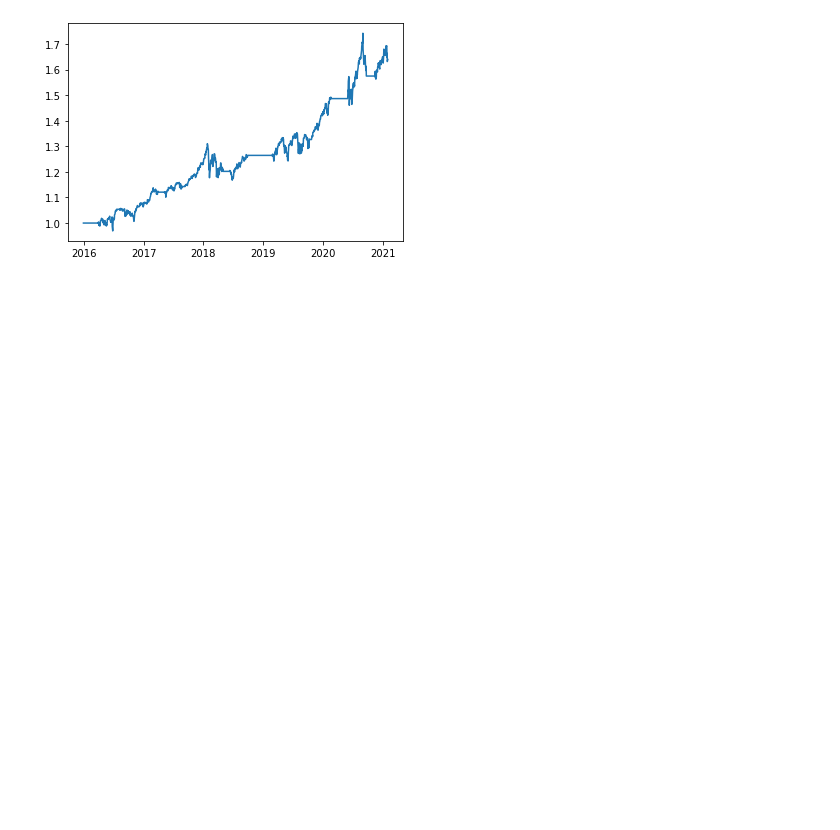
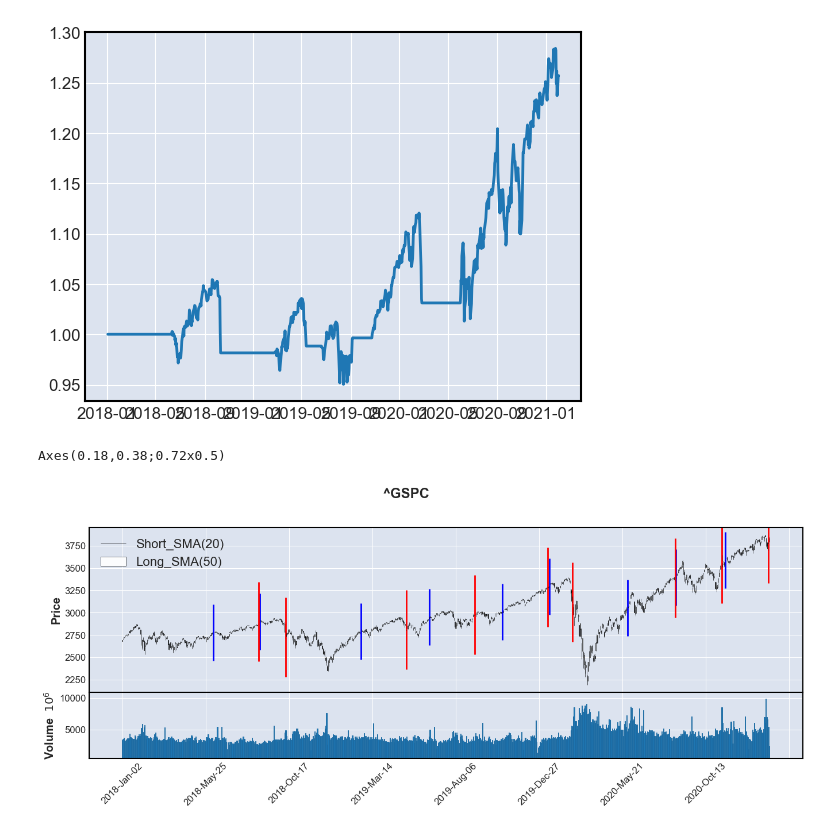
Before and after one commit to yamayamaKo/stock_trade, a Jupyter notebook: Donchan/trade_donchan_buy.ipynb, the cells around one changed output. Cells and saved outputs as stored; diff of their text form; code cells hidden in the pictures; blank space fills up the shorter version.

```diff
--- a/Donchan/trade_donchan_buy.ipynb
+++ b/Donchan/trade_donchan_buy.ipynb
@@ -6,7 +6,8 @@ import datetime as dt
 import matplotlib.pyplot as plt
 import mplfinance as mpf
 
-start = '2016-01-01'
+start = '2018-01-01'
+end = '2021-02-02'
 end = dt.datetime.now()
 stock_code = '^GSPC'
 df = yf.download(stock_code, start, end, interval='1d')
@@ -36,6 +37,10 @@ percentChange = []
 assets = [1]
 buy_asset = 1
 
+#　買った日、売った日
+buy_days = []
+sell_days = []
+
 # chek the highest price in the past {term} times
 df['Highest'+str(shortTerm)] = df.iloc[:, 4].rolling(window=shortTerm).max()
 # chek the highest price in the past {term} times
@@ -46,9 +51,6 @@ df['Highest'+str(longTerm)] = df.iloc[:, 4].rolling(window=longTerm).max()
 # chek the highest price in the past {term} times
 df['Lowest'+str(longTerm)] = df.iloc[:, 4].rolling(window=longTerm).min()
 
-# df.iloc[:,1]
-# df['Highest'+str(longTerm)][:65]
-# df['Lowest'+str(longTerm)][:65]
 
 """
 メインループ
@@ -67,6 +69,7 @@ for i in range(1,len(df)):
     # high_price = df['High'][i]
     # low_price = df['Low'][i]
     close = df['Adj Close'][i]
+    sell_day = pd.to_datetime(df.index[i])
 
     if buy_position == False:
         assets.append(assets[i-1])
@@ -82,23 +85,27 @@ for i in range(1,len(df)):
             buy_price = close
             buy_stopLine = close * stopLoss
             buy_asset = assets[i]
-            print('Date:'+str(i),'Buy at the price {}'.format(buy_price))
+            buy_day = pd.to_datetime(df.index[i])
+            buy_days.append(df.index[i])
+            print('buy:'+str(df.index[i]),close)
 
     # 損切り
-    if buy_position == True and close < buy_price*stopLoss:
+    if buy_position == True and close < buy_stopLine:
         buy_position = False
         percent = (close/buy_price - 1) * 100
         percentChange.append(percent)
-        buy_dates = 0
-        print('Date:'+str(i),'Stop Loss Buy at the price {}'.format(close))
+        sell_days.append(df.index[i])
+        print('損切り:'+str(df.index[i]),close)
 
     # 利確
-    if buy_dates == 80:
+    if  buy_position == True and (sell_day - buy_day).days > 79:
         buy_position = False
         percent = (close/buy_price - 1) * 100
         percentChange.append(percent)
-        buy_dates = 0
-        print('Date:'+str(i),'Secure Profit Buy at the price {}'.format(close))
+        sell_days.append(df.index[i])
+#         buy_dates = 0
+        print('利確:'+str(df.index[i]),close)
+#         print('Date:'+str(i),'Secure Profit Buy at the price {}'.format(close))
 
     # 損切りラインの更新
     # if buy_position =
@@ -109,12 +116,14 @@ for i in range(1,len(df)):
             buy_position = False
             percent = (close / buy_price - 1) * 100
             percentChange.append(percent)
-            buy_dates = 0
-            print('Date:'+str(i),'Last Day Buy at the price {}'.format(close))
+            buy_days.append(df.index[i])
+#             buy_dates = 0
+            print('最終日売:'+str(df.index[i]),close)
+#             print('Date:'+str(i),'Last Day Buy at the price {}'.format(close))
 
-    # 買ってからの日数を更新する
-    if buy_position == True:
-        buy_dates += 1
+#     # 買ってからの日数を更新する
+#     if buy_position == True:
+#         buy_dates += 1
     counter += 1
 
 
@@ -171,11 +180,32 @@ print('Gain/Loss Ratio: {}'.format(risk_reward_retio))
 print('Batting Average: {}'.format(batting_ratio))
 
 assets = np.array(assets)
-print(assets)
 print(assets.min())
 print('{}%'.format((round((1-assets.min())*100,2))))
 plt.plot(df.index,assets)
 plt.show()
+
+buy_signals = []
+sell_signals = []
+
+for i in df.index:
+    if i in buy_days:
+        buy_signals.append(df['Adj Close'][i])
+    else:
+        buy_signals.append(np.nan)
+    if i in sell_days:
+        sell_signals.append(df['Adj Close'][i])
+    else:
+        sell_signals.append(np.nan)
+adp = [
+    mpf.make_addplot(buy_signals,type='scatter',color='b',marker='|',markersize=5000),
+    mpf.make_addplot(sell_signals,type='scatter',color='r',marker='|',markersize=10000)
+]
+fig, ax = mpf.plot(df,type='candle',figratio=(45,15),
+                  addplot=adp, volume=True, title=str(stock_code), returnfig=True)
+legend = ['Short_SMA(20)','Long_SMA(50)']
+ax[0].legend(legend,fontsize=16)
+print(ax[0])
 # %% [output]
 [*********************100%***********************]  1 of 1 completed
 Up trend
@@ -197,4 +227,6 @@ Batting Average: 0.9166666666666666
-[figure, old version]
+[figure, new version]
+Axes(0.18,0.38;0.72x0.5)
+[figure, added]
 # %%
 """
 メインループ
```
Also changed, not shown: parts of 2 cells of this notebook, 3 other files.
